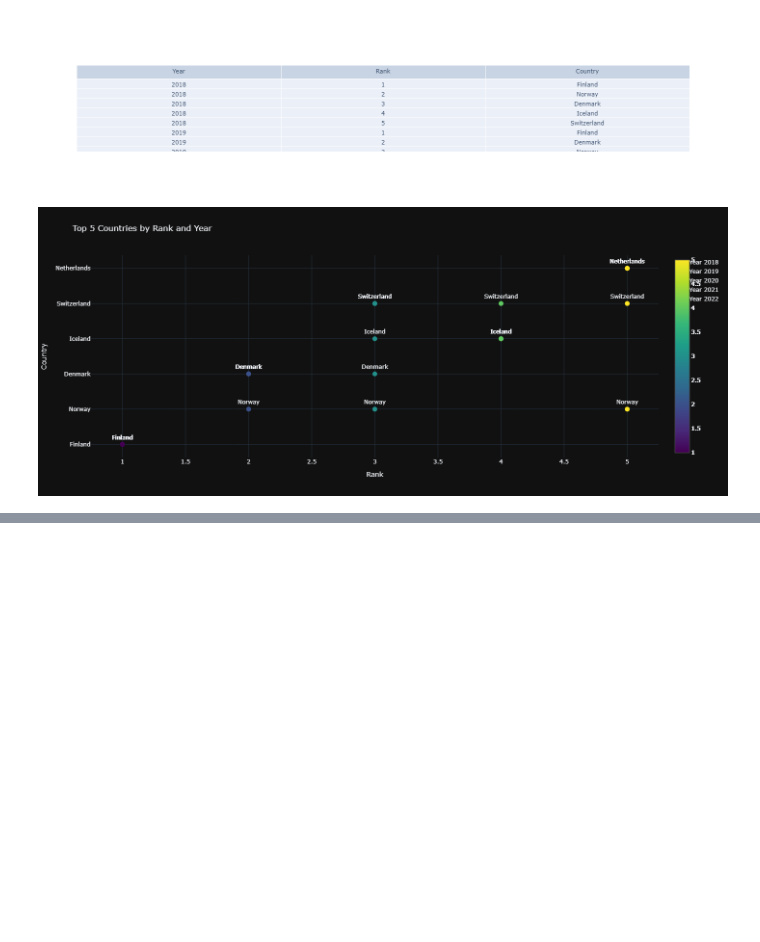
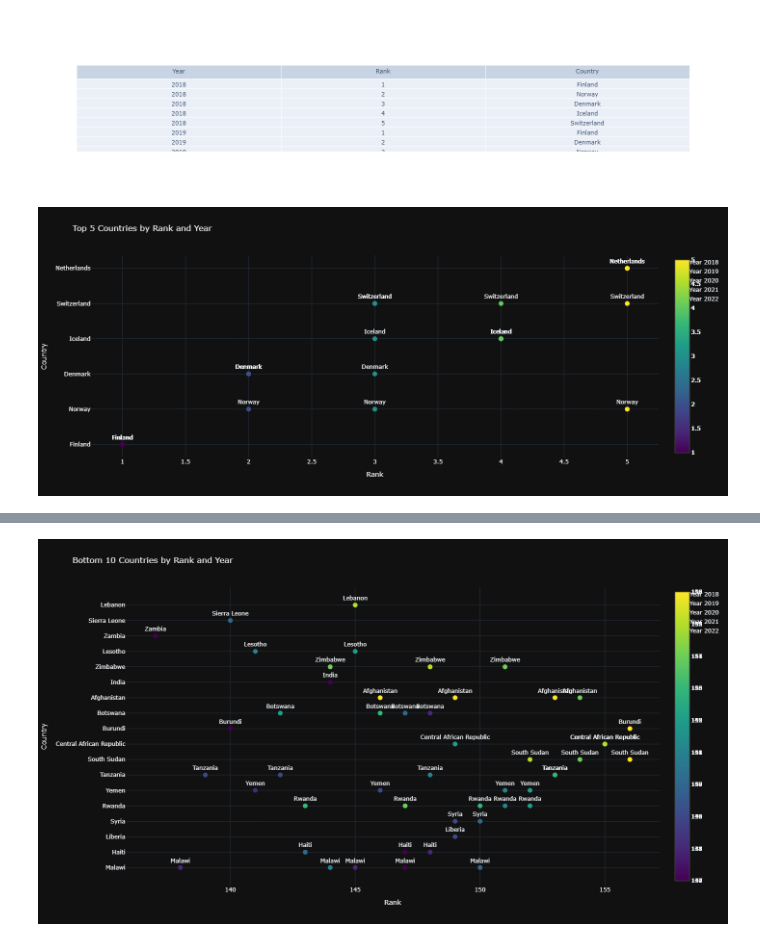
Before and after one commit to LorenaMejiaR/SQL-Database, a Jupyter notebook: notebooks/visualizations.ipynb, the cells around one changed output, grey strips where cells are left out. Drawn from its saved outputs; the diff is of its cells as text; code cells hidden in the pictures; blank space fills up the shorter version.

```diff
--- a/notebooks/visualizations.ipynb
+++ b/notebooks/visualizations.ipynb
@@ -100,3 +94,12 @@ fig.show()
 fig.write_image(r'C:\Users\Cecilia\Downloads\top5_countries_by_rank_and_year.png')
 # %% [output]
 [figure]
+# %%
+# Read the data
+df_total = pd.read_csv(r'C:\Users\Cecilia\Downloads\ironhack\coursework\group_work\group_project_week4\SQL-Database\notebooks\df_total.csv')
+
+# Sort the DataFrame to get the bottom 10 countries by rank for each year
+df_bottom10_by_year = df_total.sort_values(['year', 'rank'], ascending=[True, True]).groupby('year').tail(10)
+
+# Display the bottom 10 countries for the first 2 years (to check the data)
+df_bottom10_by_year[['year', 'rank', 'country']].head(20)
@@ -102,0 +124,41 @@ fig.write_image(r'C:\Users\Cecilia\Downloads\top5_countries_by_rank_and_year.png
+# %%
+# Create a scatter plot using Plotly
+fig = go.Figure()
+
+# Add scatter traces for each year, with a different color for each year
+for year in df_bottom10_by_year['year'].unique():
+    df_year = df_bottom10_by_year[df_bottom10_by_year['year'] == year]
+    fig.add_trace(go.Scatter(
+        x=df_year['rank'],
+        y=df_year['country'],
+        mode='markers+text',  # Markers for points, and text for country names
+        text=df_year['country'],
+        textposition='top center',
+        name=f'Year {year}',
+        marker=dict(
+            color=df_year['rank'],  # Color by rank (for better differentiation)
+            colorscale='Viridis',    # Apply the Viridis colorscale
+            size=10,                # Marker size
+            showscale=True           # Display the color scale
+        )
+    ))
+
+# Update layout with axis labels, title, and size adjustments
+fig.update_layout(
+    title='Bottom 10 Countries by Rank and Year',
+    xaxis_title='Rank',
+    yaxis_title='Country',
+    showlegend=True,
+    template='plotly_dark',  # Optional: dark background template
+    autosize=True,
+    width=1300,  # Adjust width of the figure
+    height=800   # Adjust height of the figure
+)
+
+# Show the plot
+fig.show()
+
+# Save the plot as a PNG file
+fig.write_image(r'C:\Users\Cecilia\Downloads\bottom10_countries_by_rank_and_year.png')
+# %% [output]
+[figure, added]
```
Also changed, not shown: parts of 3 cells of this notebook, 1 other file.
